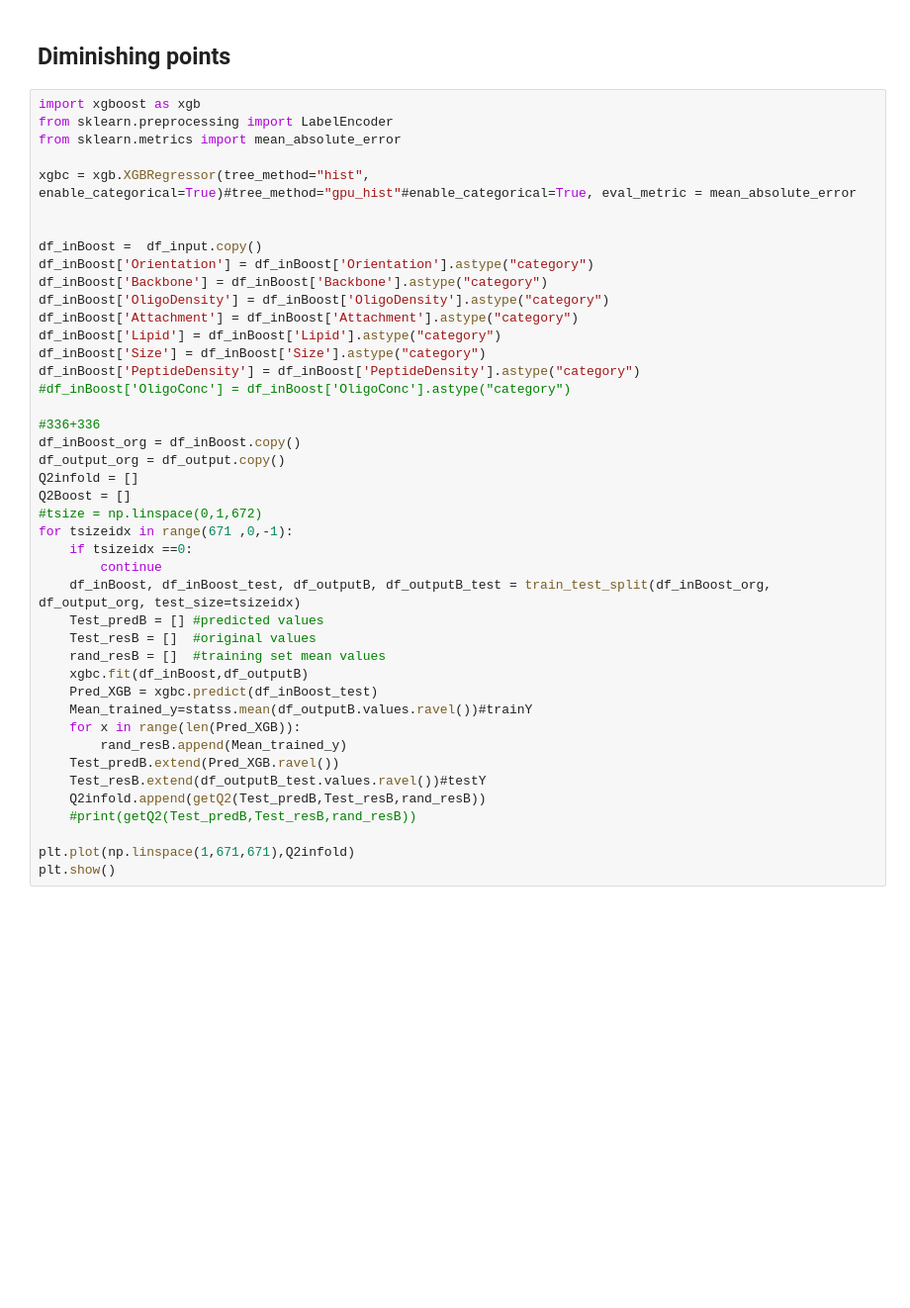
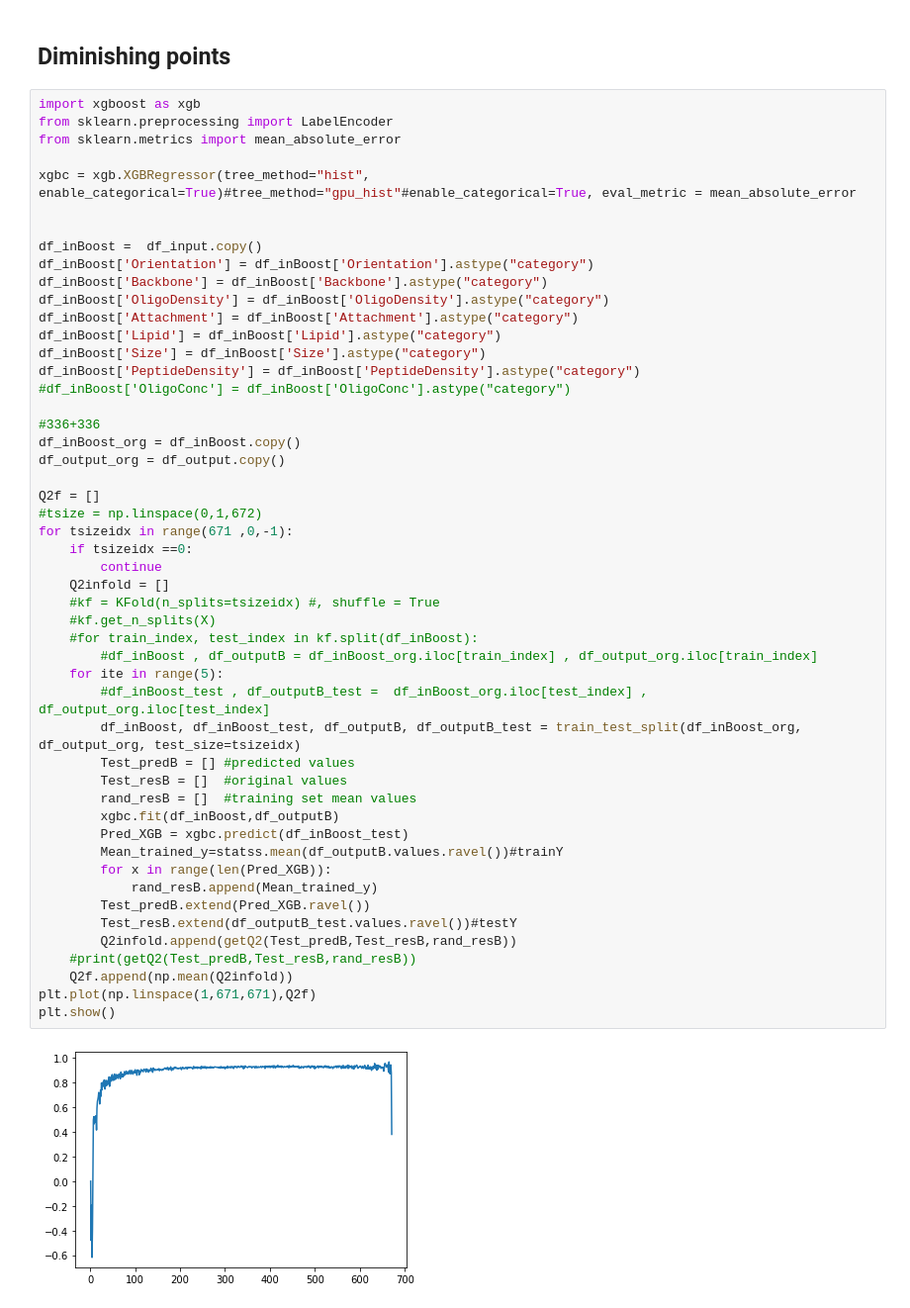
Before and after one commit to kenll99minecart/Immunopeptide, a Jupyter notebook: Linear regression.ipynb, the cells around one changed output. Shown at 99% size. Saved outputs shown, nothing was run; the diff lists cells and outputs as text; blank space fills up the shorter version.

```diff
--- a/Linear regression.ipynb
+++ b/Linear regression.ipynb
@@ -415,43 +538,52 @@ plt.show()
 # %%
 import xgboost as xgb
 from sklearn.preprocessing import LabelEncoder
 from sklearn.metrics import mean_absolute_error
 
 xgbc = xgb.XGBRegressor(tree_method="hist", enable_categorical=True)#tree_method="gpu_hist"#enable_categorical=True, eval_metric = mean_absolute_error
 
 
 df_inBoost =  df_input.copy()
 df_inBoost['Orientation'] = df_inBoost['Orientation'].astype("category")
 df_inBoost['Backbone'] = df_inBoost['Backbone'].astype("category")
 df_inBoost['OligoDensity'] = df_inBoost['OligoDensity'].astype("category")
 df_inBoost['Attachment'] = df_inBoost['Attachment'].astype("category")
 df_inBoost['Lipid'] = df_inBoost['Lipid'].astype("category")
 df_inBoost['Size'] = df_inBoost['Size'].astype("category")
 df_inBoost['PeptideDensity'] = df_inBoost['PeptideDensity'].astype("category")
 #df_inBoost['OligoConc'] = df_inBoost['OligoConc'].astype("category")
 
 #336+336
 df_inBoost_org = df_inBoost.copy()
 df_output_org = df_output.copy()
-Q2infold = []
-Q2Boost = []
+
+Q2f = []
 #tsize = np.linspace(0,1,672)
 for tsizeidx in range(671 ,0,-1):
     if tsizeidx ==0:
         continue
-    df_inBoost, df_inBoost_test, df_outputB, df_outputB_test = train_test_split(df_inBoost_org, df_output_org, test_size=tsizeidx)
-    Test_predB = [] #predicted values
-    Test_resB = []  #original values
-    rand_resB = []  #training set mean values
-    xgbc.fit(df_inBoost,df_outputB)
-    Pred_XGB = xgbc.predict(df_inBoost_test)
-    Mean_trained_y=statss.mean(df_outputB.values.ravel())#trainY
-    for x in range(len(Pred_XGB)):
-        rand_resB.append(Mean_trained_y)
-    Test_predB.extend(Pred_XGB.ravel())
-    Test_resB.extend(df_outputB_test.values.ravel())#testY
-    Q2infold.append(getQ2(Test_predB,Test_resB,rand_resB))
+    Q2infold = []
+    #kf = KFold(n_splits=tsizeidx) #, shuffle = True
+    #kf.get_n_splits(X)
+    #for train_index, test_index in kf.split(df_inBoost):
+        #df_inBoost , df_outputB = df_inBoost_org.iloc[train_index] , df_output_org.iloc[train_index]
+    for ite in range(5):
+        #df_inBoost_test , df_outputB_test =  df_inBoost_org.iloc[test_index] , df_output_org.iloc[test_index]
+        df_inBoost, df_inBoost_test, df_outputB, df_outputB_test = train_test_split(df_inBoost_org, df_output_org, test_size=tsizeidx)
+        Test_predB = [] #predicted values
+        Test_resB = []  #original values
+        rand_resB = []  #training set mean values
+        xgbc.fit(df_inBoost,df_outputB)
+        Pred_XGB = xgbc.predict(df_inBoost_test)
+        Mean_trained_y=statss.mean(df_outputB.values.ravel())#trainY
+        for x in range(len(Pred_XGB)):
+            rand_resB.append(Mean_trained_y)
+        Test_predB.extend(Pred_XGB.ravel())
+        Test_resB.extend(df_outputB_test.values.ravel())#testY
+        Q2infold.append(getQ2(Test_predB,Test_resB,rand_resB))
     #print(getQ2(Test_predB,Test_resB,rand_resB))
-
-plt.plot(np.linspace(1,671,671),Q2infold)
+    Q2f.append(np.mean(Q2infold))
+plt.plot(np.linspace(1,671,671),Q2f)
 plt.show()
+# %% [output]
+[figure, added]
```
Also changed, not shown: parts of 16 cells of this notebook.
